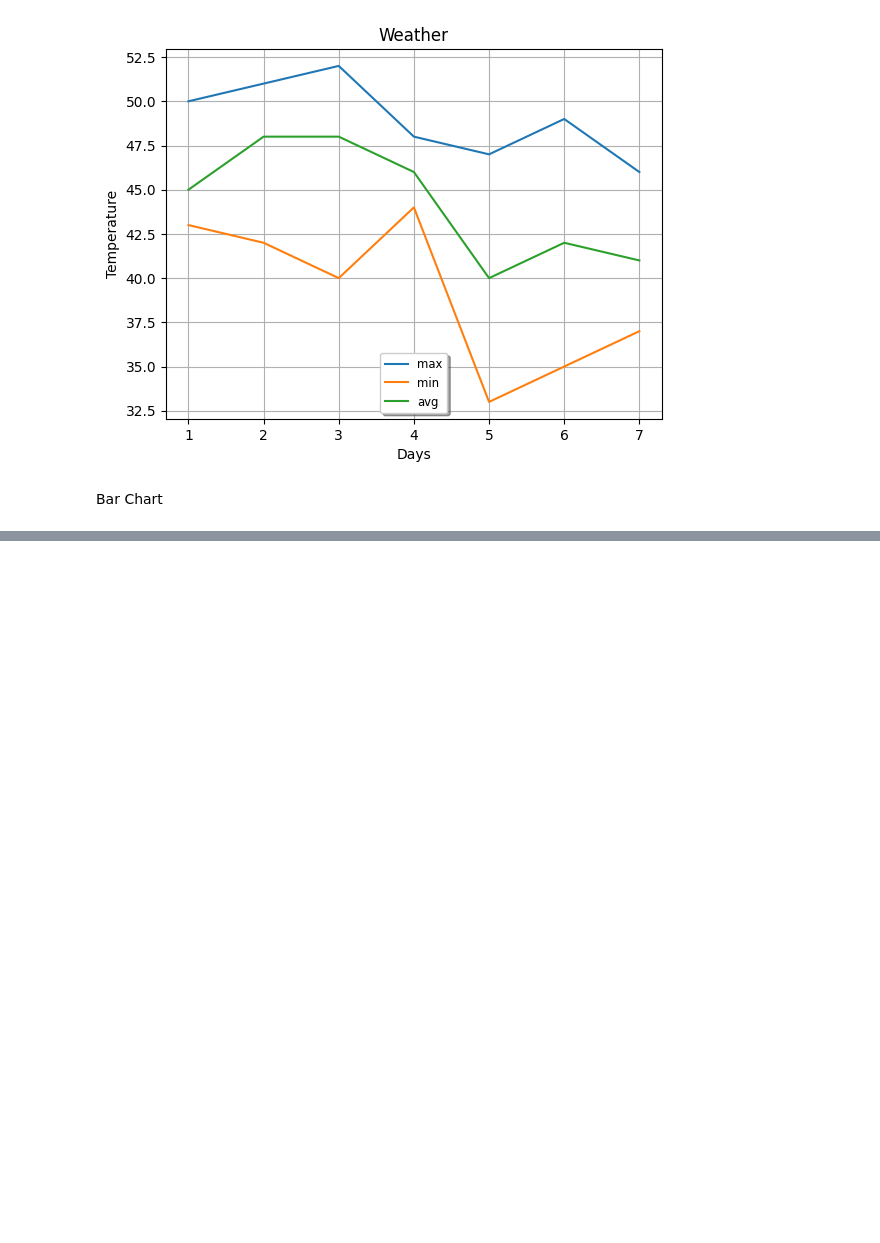
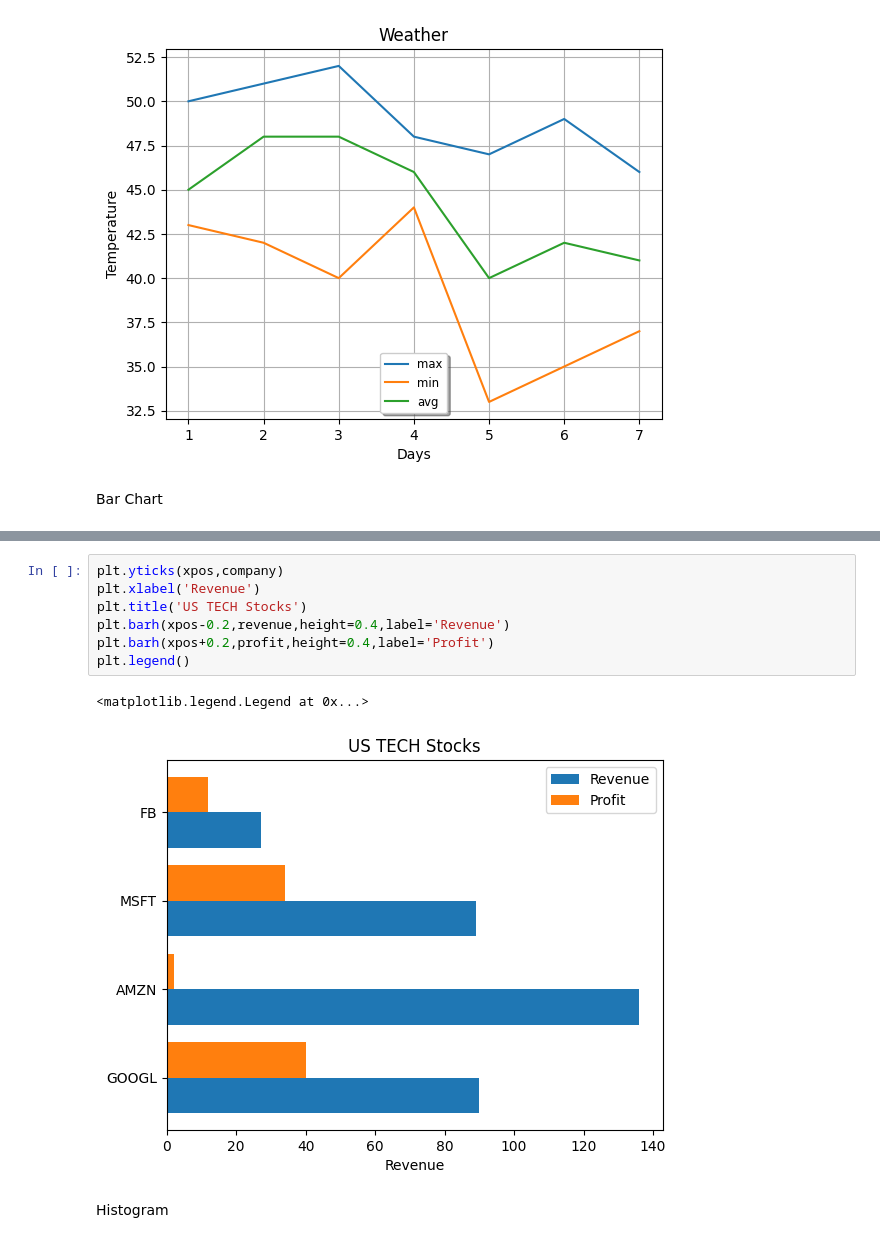
Before and after one commit to ChiefBibek/Matplotlib, a Jupyter notebook: matplot.ipynb, the cells around one changed output, grey strips where cells are left out. Saved outputs shown, nothing was run; the diff lists cells and outputs as text; blank space fills up the shorter version.

```diff
--- a/matplot.ipynb
+++ b/matplot.ipynb
@@ -77,0 +109,12 @@ Bar Chart
+# %%
+plt.yticks(xpos,company)
+plt.xlabel('Revenue')
+plt.title('US TECH Stocks')
+plt.barh(xpos-0.2,revenue,height=0.4,label='Revenue')
+plt.barh(xpos+0.2,profit,height=0.4,label='Profit')
+plt.legend()
+# %% [output]
+<matplotlib.legend.Legend at 0x...>
+[figure, added]
+# %% [markdown]
+Histogram
```
Also changed, not shown: parts of 6 cells of this notebook.
